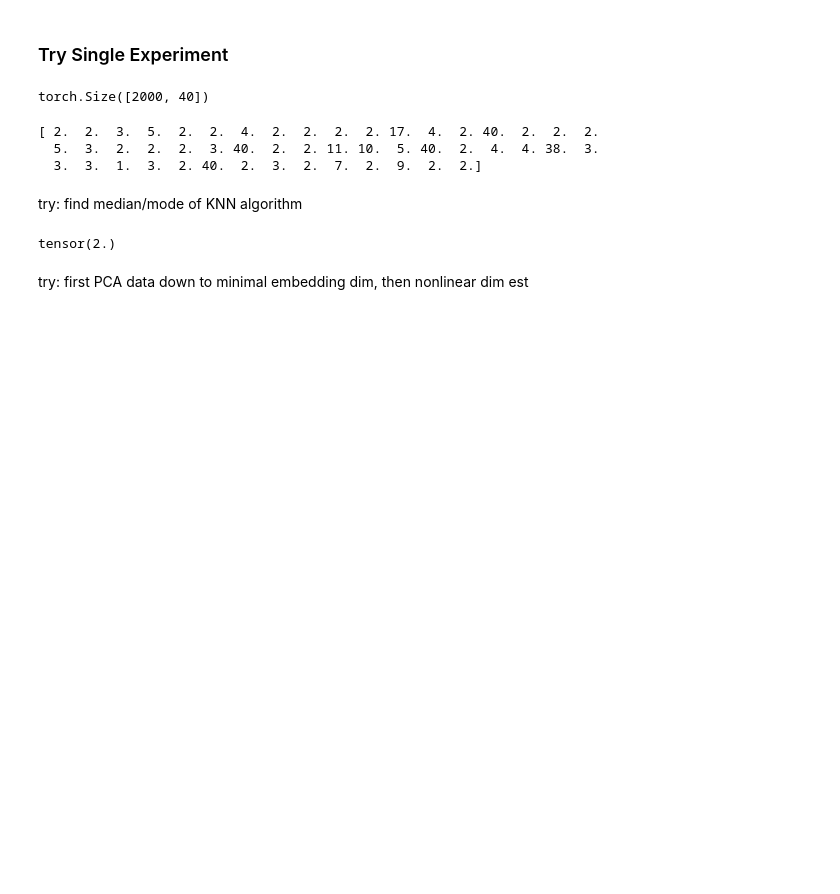
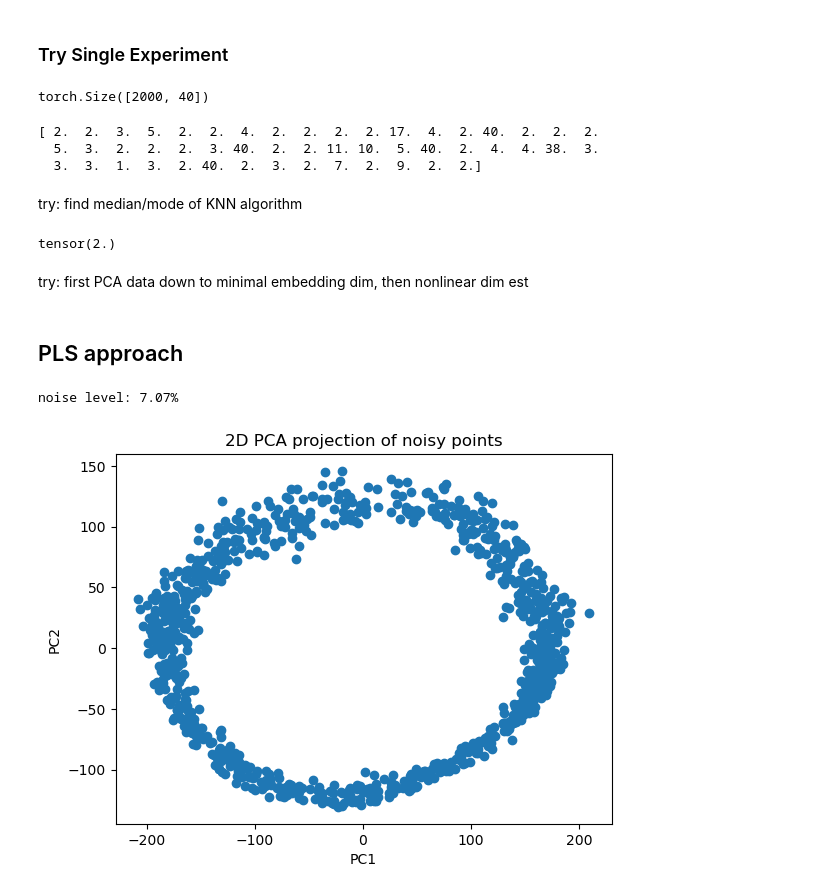
Before and after one commit to geometric-intelligence/neurometry, a Jupyter notebook: notebooks/02_methods_estimate_manifold_dimension.ipynb, the cells around one changed output. Drawn from its saved outputs; the diff is of its cells as text; code cells hidden in the pictures; blank space fills up the shorter version.

```diff
--- a/notebooks/02_methods_estimate_manifold_dimension.ipynb
+++ b/notebooks/02_methods_estimate_manifold_dimension.ipynb
@@ -135,3 +136,5 @@ torch.median(torch.tensor(estimates))
 tensor(2.)
 # %% [markdown]
 try: first PCA data down to minimal embedding dim, then nonlinear dim est
+# %% [markdown]
+## PLS approach
@@ -137,0 +191,29 @@ try: first PCA data down to minimal embedding dim, then nonlinear dim est
+# %%
+import neurometry.datasets.synthetic as synthetic
+
+N = 10
+
+task_points = synthetic.hypersphere(1, 1000)
+noisy_points, manifold_points = synthetic.synthetic_neural_manifold(
+    points=task_points,
+    encoding_dim=N,
+    nonlinearity="sigmoid",
+    scales=gs.array(np.random.randint(1, 5, N)),
+)
+# %% [output]
+noise level: 7.07%
+# %%
+# show 2D PCA projection of noisy points
+
+from sklearn.decomposition import PCA
+
+pca = PCA(n_components=2)
+pca.fit(noisy_points)
+noisy_points_pca = pca.transform(noisy_points)
+
+plt.scatter(noisy_points_pca[:, 0], noisy_points_pca[:, 1])
+plt.xlabel("PC1")
+plt.ylabel("PC2")
+plt.title("2D PCA projection of noisy points");
+# %% [output]
+[figure, added]
```
Also changed, not shown: parts of 4 cells of this notebook, 3 other files.
